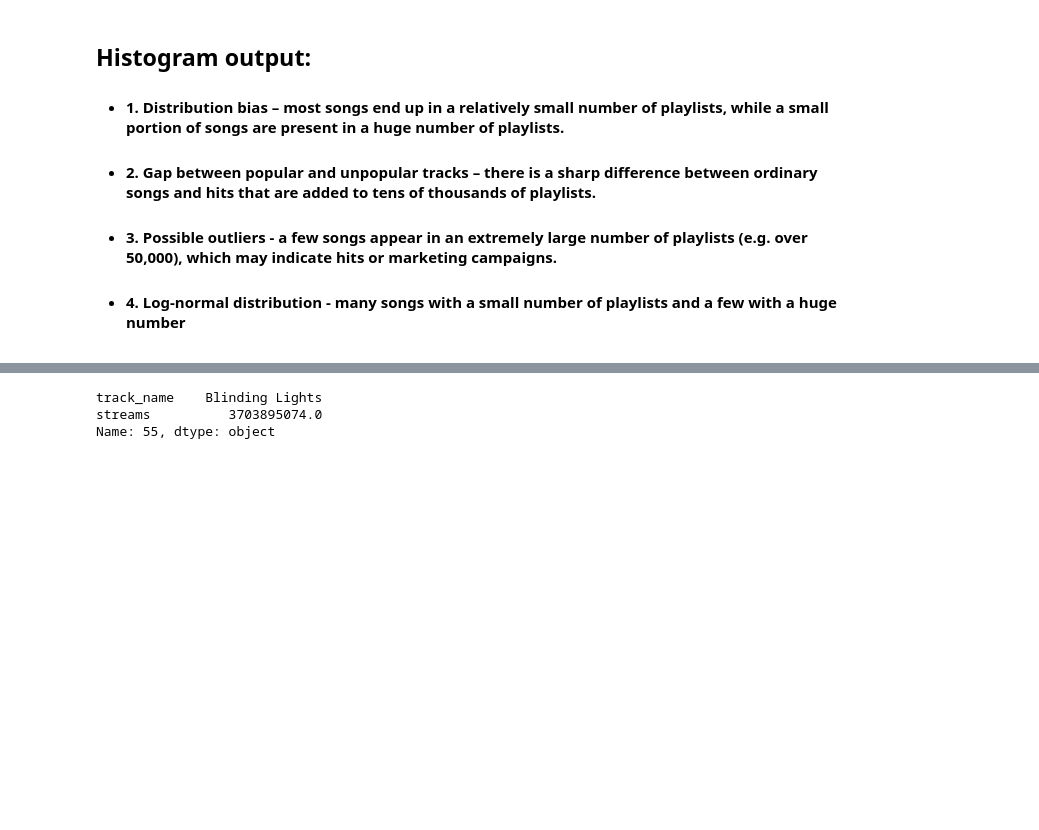
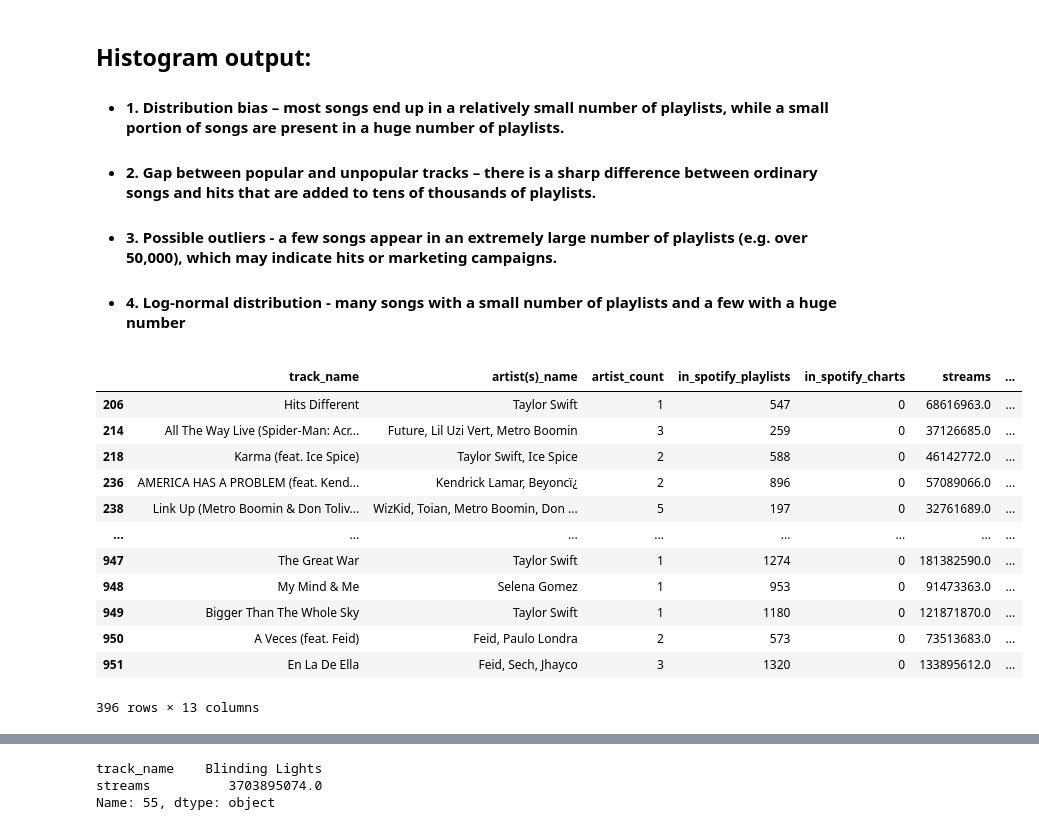
Before and after one commit to zizy2003/My-Projects, a Jupyter notebook: 2025_SpotifyMostStreamedSongs/project.ipynb, the cells around one changed output, grey strips where cells are left out. Cells and saved outputs as stored; diff of their text form; code cells hidden in the pictures; blank space fills up the shorter version.

```diff
--- a/2025_SpotifyMostStreamedSongs/project.ipynb
+++ b/2025_SpotifyMostStreamedSongs/project.ipynb
@@ -189,3 +190,20 @@ plt.show()
 - #### 2. Gap between popular and unpopular tracks – there is a sharp difference between ordinary songs and hits that are added to tens of thousands of playlists.
 - #### 3. Possible outliers - a few songs appear in an extremely large number of playlists (e.g. over 50,000), which may indicate hits or marketing campaigns.
 - #### 4. Log-normal distribution - many songs with a small number of playlists and a few with a huge number
+# %%
+#Checking for songs that never been in spotify charts
+df[df['in_spotify_charts'] == 0]
+# %% [output]
+|  | track_name | artist(s)_name | artist_count | in_spotify_playlists | in_spotify_charts | streams | ... |
+| 206 | Hits Different | Taylor Swift | 1 | 547 | 0 | 68616963.0 | ... |
+| 214 | All The Way Live (Spider-Man: Acr... | Future, Lil Uzi Vert, Metro Boomin | 3 | 259 | 0 | 37126685.0 | ... |
+| 218 | Karma (feat. Ice Spice) | Taylor Swift, Ice Spice | 2 | 588 | 0 | 46142772.0 | ... |
+| 236 | AMERICA HAS A PROBLEM (feat. Kend... | Kendrick Lamar, Beyoncï¿ | 2 | 896 | 0 | 57089066.0 | ... |
+| 238 | Link Up (Metro Boomin & Don Toliv... | WizKid, Toian, Metro Boomin, Don ... | 5 | 197 | 0 | 32761689.0 | ... |
+| ... | ... | ... | ... | ... | ... | ... | ... |
+| 947 | The Great War | Taylor Swift | 1 | 1274 | 0 | 181382590.0 | ... |
+| 948 | My Mind & Me | Selena Gomez | 1 | 953 | 0 | 91473363.0 | ... |
+| 949 | Bigger Than The Whole Sky | Taylor Swift | 1 | 1180 | 0 | 121871870.0 | ... |
+| 950 | A Veces (feat. Feid) | Feid, Paulo Londra | 2 | 573 | 0 | 73513683.0 | ... |
+| 951 | En La De Ella | Feid, Sech, Jhayco | 3 | 1320 | 0 | 133895612.0 | ... |
+396 rows × 13 columns
```
Also changed, not shown: parts of 4 cells of this notebook, 2 other files.
